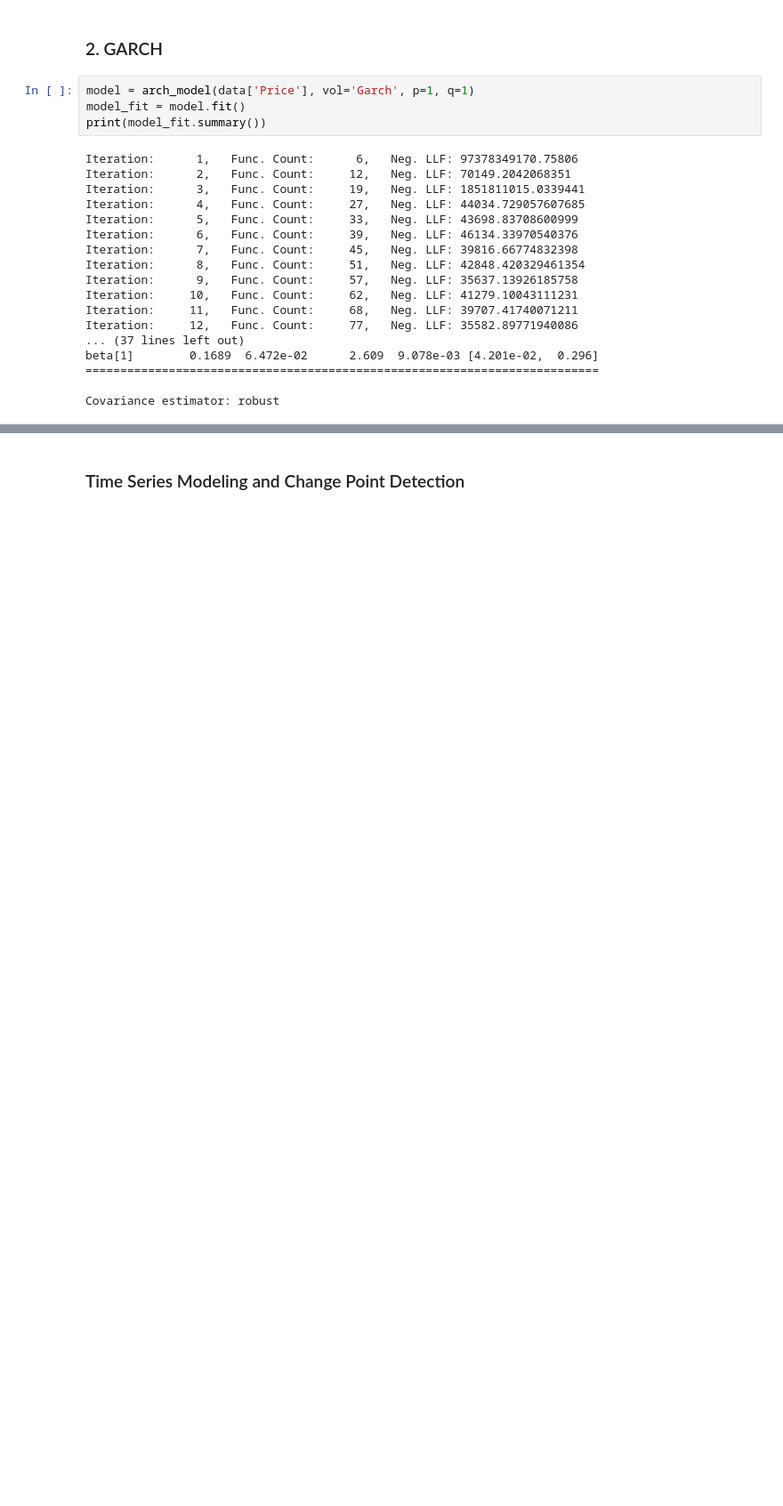
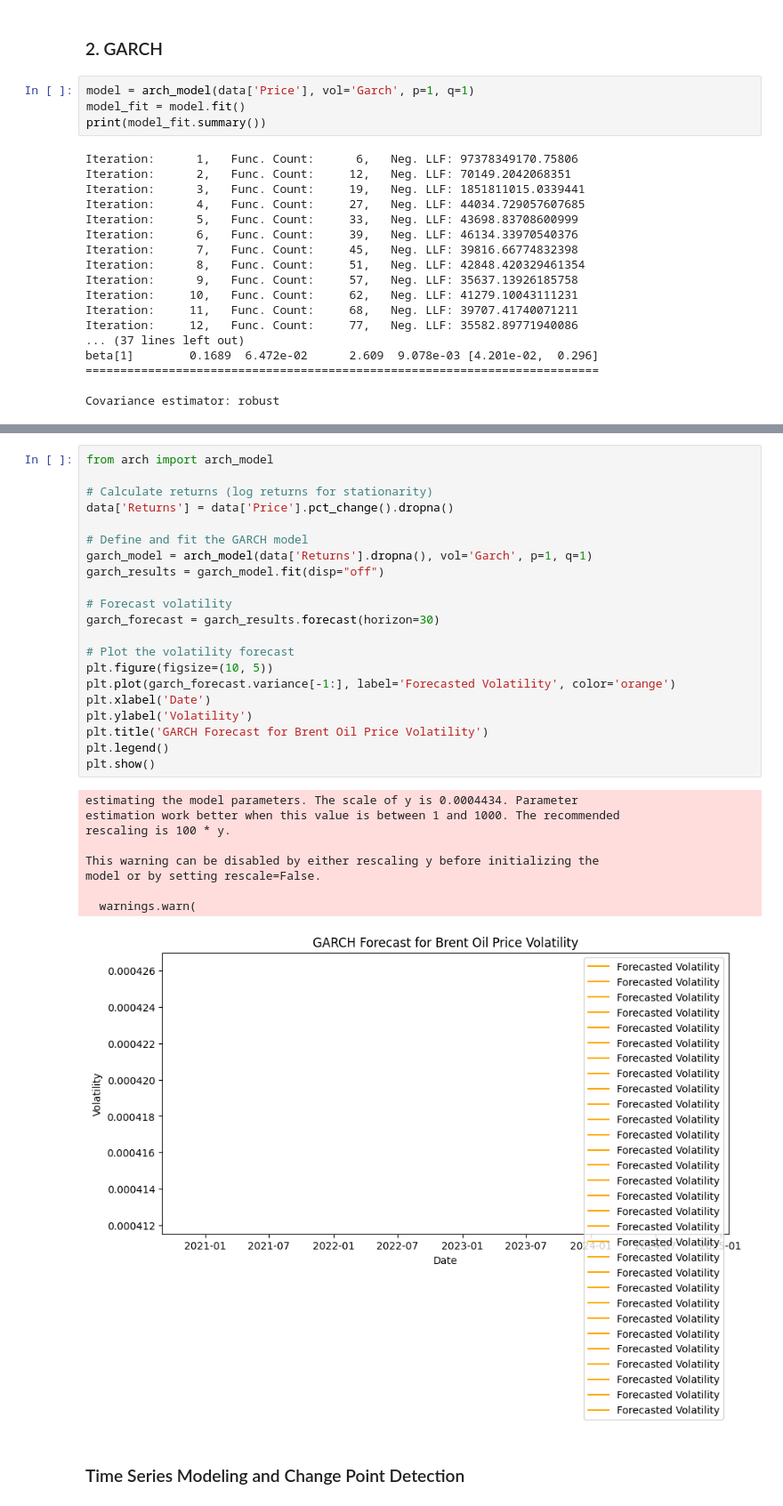
Before and after one commit to Ermi23/Oil-Price-Insights, a Jupyter notebook: notebooks/Data_Analysis_Workflow.ipynb, the cells around one changed output, grey strips where cells are left out. Shown at 89% size. Cells and saved outputs as stored; diff of their text form; blank space fills up the shorter version.

```diff
--- a/notebooks/Data_Analysis_Workflow.ipynb
+++ b/notebooks/Data_Analysis_Workflow.ipynb
@@ -215,3 +299,34 @@ Covariance estimator: robust
+# %%
+from arch import arch_model
+
+# Calculate returns (log returns for stationarity)
+data['Returns'] = data['Price'].pct_change().dropna()
+
+# Define and fit the GARCH model
+garch_model = arch_model(data['Returns'].dropna(), vol='Garch', p=1, q=1)
+garch_results = garch_model.fit(disp="off")
+
+# Forecast volatility
+garch_forecast = garch_results.forecast(horizon=30)
+
+# Plot the volatility forecast
+plt.figure(figsize=(10, 5))
+plt.plot(garch_forecast.variance[-1:], label='Forecasted Volatility', color='orange')
+plt.xlabel('Date')
+plt.ylabel('Volatility')
+plt.title('GARCH Forecast for Brent Oil Price Volatility')
+plt.legend()
+plt.show()
+# %% [output]
+estimating the model parameters. The scale of y is 0.0004434. Parameter
+estimation work better when this value is between 1 and 1000. The recommended
+rescaling is 100 * y.
+
+This warning can be disabled by either rescaling y before initializing the
+model or by setting rescale=False.
+
+  warnings.warn(
+[figure, added]
 # %% [markdown]
 ### Time Series Modeling and Change Point Detection
 # %%
```
Also changed, not shown: parts of 5 cells of this notebook.
